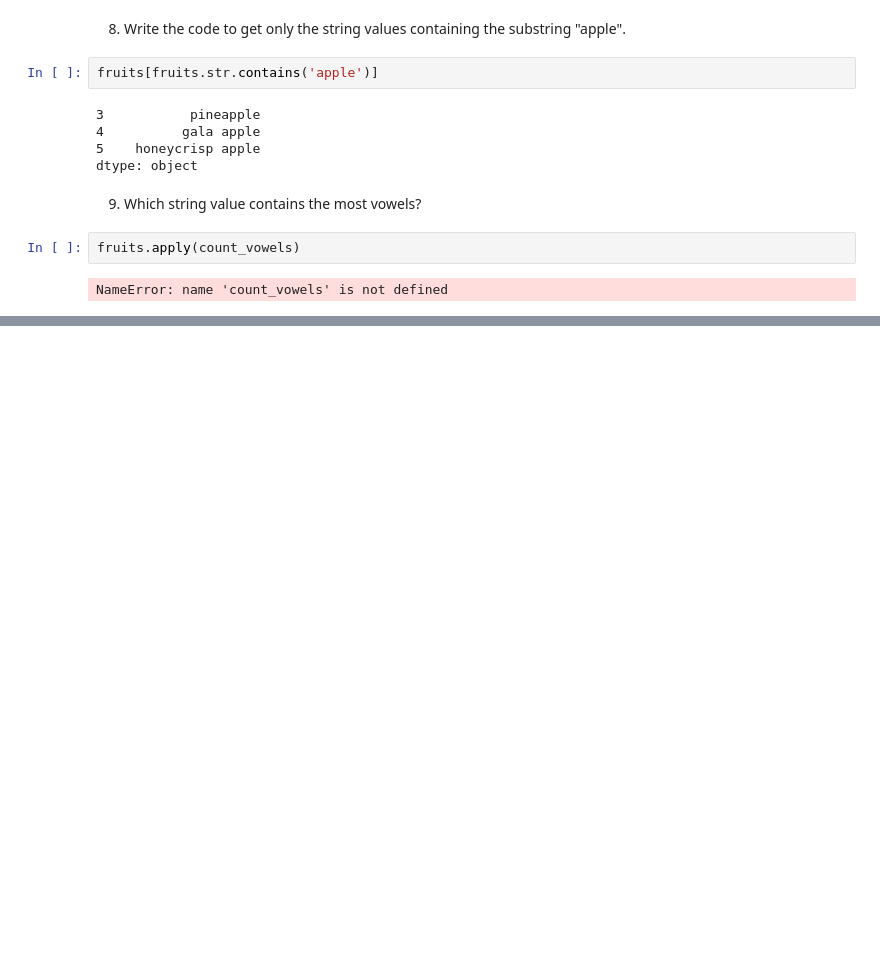
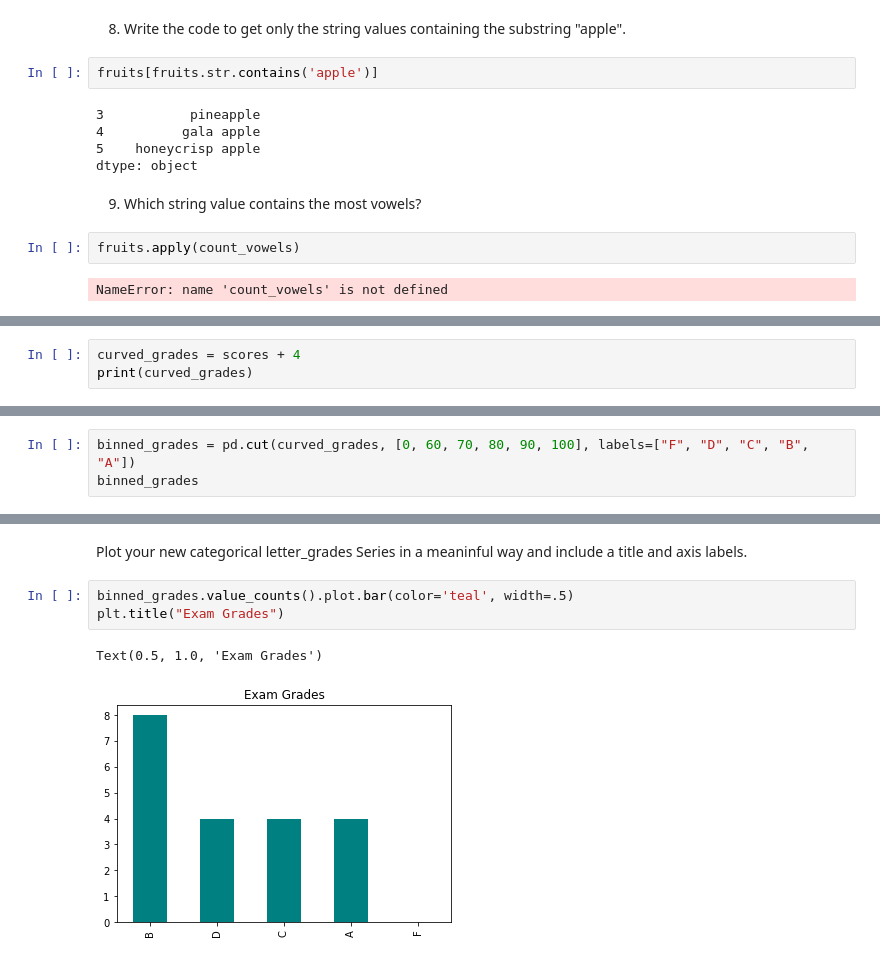
Before and after one commit to KristineCabanela/numpy-pandas-visualization-exercises, a Jupyter notebook: pandas_series.ipynb, the cells around one changed output, grey strips where cells are left out. Cells and saved outputs as stored; diff of their text form; blank space fills up the shorter version.

```diff
--- a/pandas_series.ipynb
+++ b/pandas_series.ipynb
@@ -296,0 +586,3 @@ NameError: name 'count_vowels' is not defined
+# %%
+curved_grades = scores + 4
+print(curved_grades)
@@ -296,0 +609,3 @@ NameError: name 'count_vowels' is not defined
+# %%
+binned_grades = pd.cut(curved_grades, [0, 60, 70, 80, 90, 100], labels=["F", "D", "C", "B", "A"])
+binned_grades
@@ -296,0 +630,8 @@ NameError: name 'count_vowels' is not defined
+# %% [markdown]
+Plot your new categorical letter_grades Series in a meaninful way and include a title and axis labels.
+# %%
+binned_grades.value_counts().plot.bar(color='teal', width=.5)
+plt.title("Exam Grades")
+# %% [output]
+Text(0.5, 1.0, 'Exam Grades')
+[figure, added]
```
Also changed, not shown: parts of 52 cells of this notebook.
